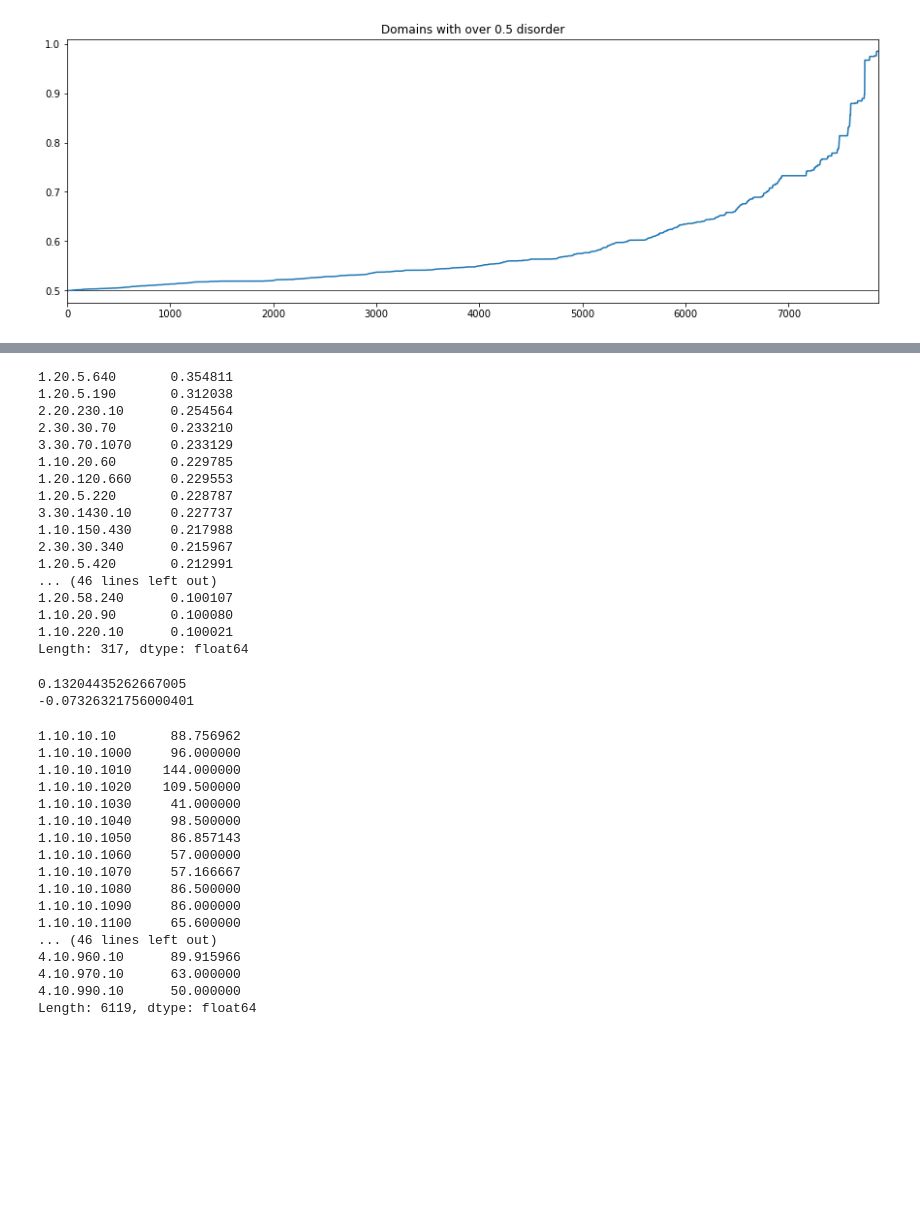
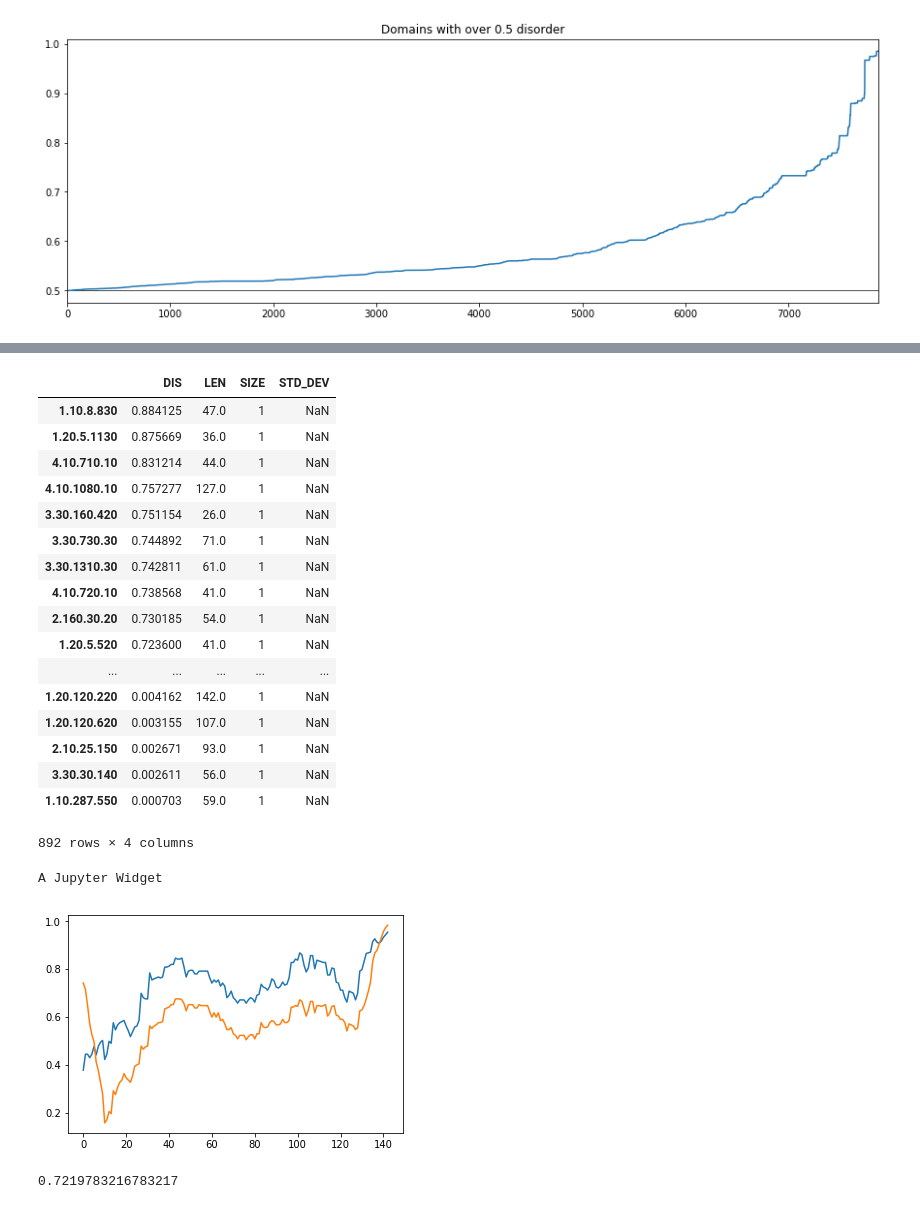
Before and after one commit to CATH-summer-2018/disorder, a Jupyter notebook: testing.ipynb, the cells around one changed output, grey strips where cells are left out. Drawn from its saved outputs; the diff is of its cells as text; code cells hidden in the pictures; blank space fills up the shorter version.

```diff
--- a/testing.ipynb
+++ b/testing.ipynb
@@ -107,26 +142,21 @@ df[df['SFAM'] == '1.20.5.190'].sort_values(by='DIS')
 # %%
-stand_dev[stand_dev > 0.1].sort_values(ascending=False)
+sfam[sfam.SIZE == 1].sort_values('DIS', ascending=False)
 # %% [output]
+|  | DIS | LEN | SIZE | STD_DEV |
+| 1.10.8.830 | 0.884125 | 47.0 | 1 | NaN |
+| 1.20.5.1130 | 0.875669 | 36.0 | 1 | NaN |
+| 4.10.710.10 | 0.831214 | 44.0 | 1 | NaN |
+| 4.10.1080.10 | 0.757277 | 127.0 | 1 | NaN |
+| 3.30.160.420 | 0.751154 | 26.0 | 1 | NaN |
+| 3.30.730.30 | 0.744892 | 71.0 | 1 | NaN |
+| 3.30.1310.30 | 0.742811 | 61.0 | 1 | NaN |
+| 4.10.720.10 | 0.738568 | 41.0 | 1 | NaN |
+| 2.160.30.20 | 0.730185 | 54.0 | 1 | NaN |
+| 1.20.5.520 | 0.723600 | 41.0 | 1 | NaN |
+| ... | ... | ... | ... | ... |
+| 1.20.120.220 | 0.004162 | 142.0 | 1 | NaN |
+| 1.20.120.620 | 0.003155 | 107.0 | 1 | NaN |
+| 2.10.25.150 | 0.002671 | 93.0 | 1 | NaN |
+| 3.30.30.140 | 0.002611 | 56.0 | 1 | NaN |
+| 1.10.287.550 | 0.000703 | 59.0 | 1 | NaN |
-1.20.5.640       0.354811
-1.20.5.190       0.312038
-2.20.230.10      0.254564
-2.30.30.70       0.233210
-3.30.70.1070     0.233129
-1.10.20.60       0.229785
-1.20.120.660     0.229553
-1.20.5.220       0.228787
-3.30.1430.10     0.227737
-1.10.150.430     0.217988
-2.30.30.340      0.215967
-1.20.5.420       0.212991
-... (46 lines left out)
-1.20.58.240      0.100107
-1.10.20.90       0.100080
-1.10.220.10      0.100021
-Length: 317, dtype: float64
+892 rows × 4 columns
-# %%
-print(stand_dev.corr(size))
-print(stand_dev.corr(dom_len))
-# %% [output]
-0.13204435262667005
--0.07326321756000401
@@ -135,20 +163,4 @@ size = df.SFAM.value_counts()
-# %%
-dom_len
-# %% [output]
-1.10.10.10       88.756962
-1.10.10.1000     96.000000
-1.10.10.1010    144.000000
-1.10.10.1020    109.500000
-1.10.10.1030     41.000000
-1.10.10.1040     98.500000
-1.10.10.1050     86.857143
-1.10.10.1060     57.000000
-1.10.10.1070     57.166667
-1.10.10.1080     86.500000
-1.10.10.1090     86.000000
-1.10.10.1100     65.600000
-... (46 lines left out)
-4.10.960.10      89.915966
-4.10.970.10      63.000000
-4.10.990.10      50.000000
-Length: 6119, dtype: float64
+# %%
+show_structure('4dt5A00')
+# %% [output]
+A Jupyter Widget
@@ -154,0 +169,13 @@ Length: 6119, dtype: float64
+# %%
+l = pd.read_csv('./test_long.results', sep='\t', index_col=0)
+s = pd.read_csv('./test_short.results', sep='\t', index_col=0)
+# %%
+plt.plot(l.DIS.values)
+plt.plot(s.DIS.values)
+plt.show()
+# %% [output]
+[figure, added]
+# %%
+dat.DIS.mean()
+# %% [output]
+0.7219783216783217
```
Also changed, not shown: parts of 21 cells of this notebook, 10 other files.
